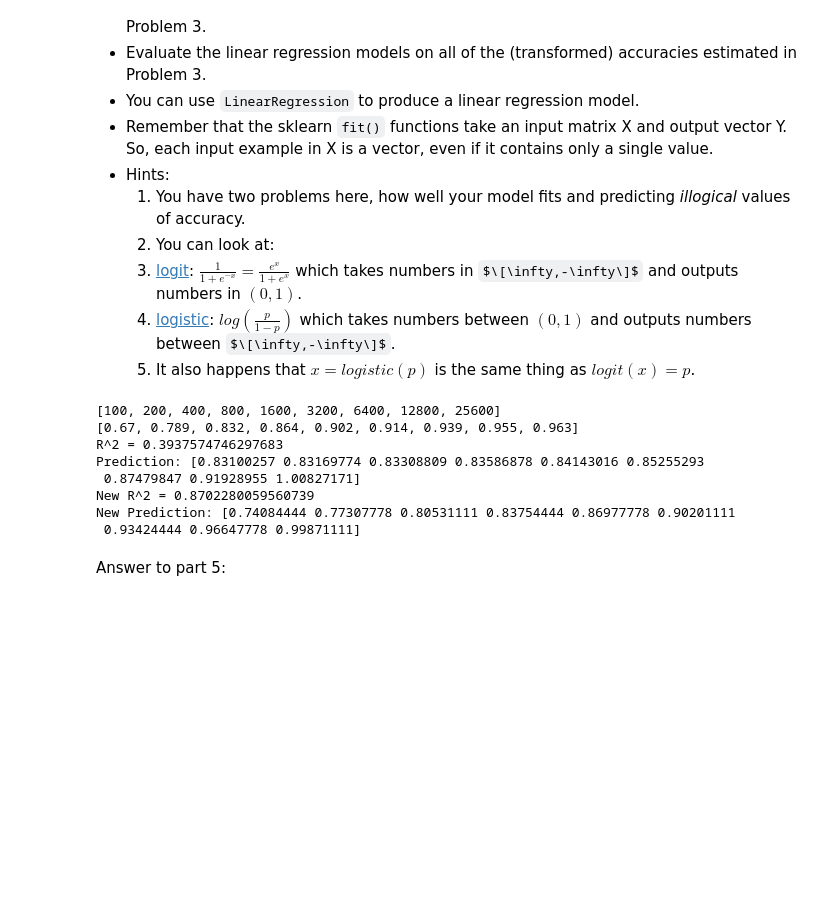
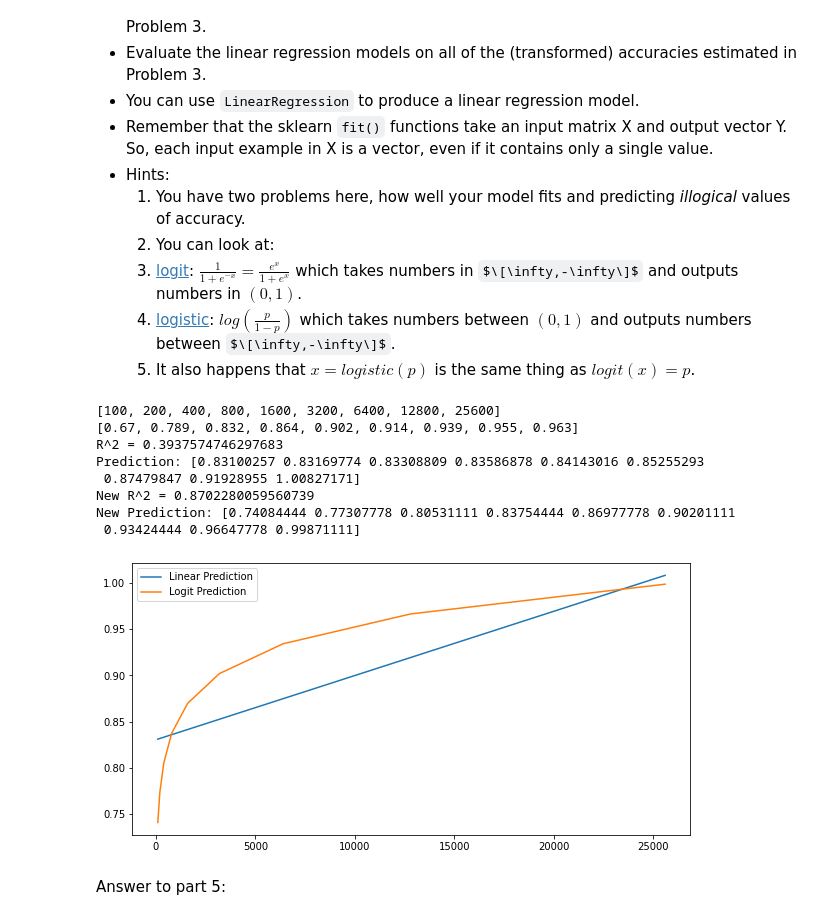
Before and after one commit to marciayyl/w207, a Jupyter notebook: Yiying_Liu_project1.ipynb, the cells around one changed output. Saved outputs shown, nothing was run; the diff lists cells and outputs as text; code cells hidden in the pictures; some formulas as TeX source; blank space fills up the shorter version.

```diff
--- a/Yiying_Liu_project1.ipynb
+++ b/Yiying_Liu_project1.ipynb
@@ -515,33 +515,39 @@ def Q4(train_sizes, accuracies):
   regressor = LinearRegression()
   regressor.fit(X, y)
   r_square = regressor.score(X, y)
   print("R^2 = {}".format(r_square))
 
   new_train_sizes = np.array([ 60000, 120000, 1000000]).reshape(-1, 1)
   regressor_pred_acc = regressor.predict(X)
   print("Prediction: {}".format(regressor_pred_acc))
 
   X_log = np.array(np.log(train_sizes))
   X_log = X_log.reshape(-1, 1)
   regressor_X_log = LinearRegression()
   regressor_X_log.fit(X_log, y)
   r_square_log = regressor_X_log.score(X_log, y)
   print("New R^2 = {}".format(r_square_log))
   regressor_X_log_pred_acc = regressor_X_log.predict(X_log)
   print("New Prediction: {}".format(regressor_X_log_pred_acc))
 
+  fig = plt.figure(figsize=(10, 5))
+  plt.plot(train_sizes, regressor_pred_acc, label = "Linear Prediction")
+  plt.plot(train_sizes, regressor_X_log_pred_acc,  label = "Logit Prediction")
+  plt.legend()
+  plt.show()
 ### STUDENT END ###
 
 Q4(train_sizes, accuracies)
 # %% [output]
 [100, 200, 400, 800, 1600, 3200, 6400, 12800, 25600]
 [0.67, 0.789, 0.832, 0.864, 0.902, 0.914, 0.939, 0.955, 0.963]
 R^2 = 0.3937574746297683
 Prediction: [0.83100257 0.83169774 0.83308809 0.83586878 0.84143016 0.85255293
  0.87479847 0.91928955 1.00827171]
 New R^2 = 0.8702280059560739
 New Prediction: [0.74084444 0.77307778 0.80531111 0.83754444 0.86977778 0.90201111
  0.93424444 0.96647778 0.99871111]
+[figure, added]
 # %% [markdown]
 Answer to part 5:
 # %% [markdown]
```
Also changed, not shown: parts of 6 cells of this notebook.
